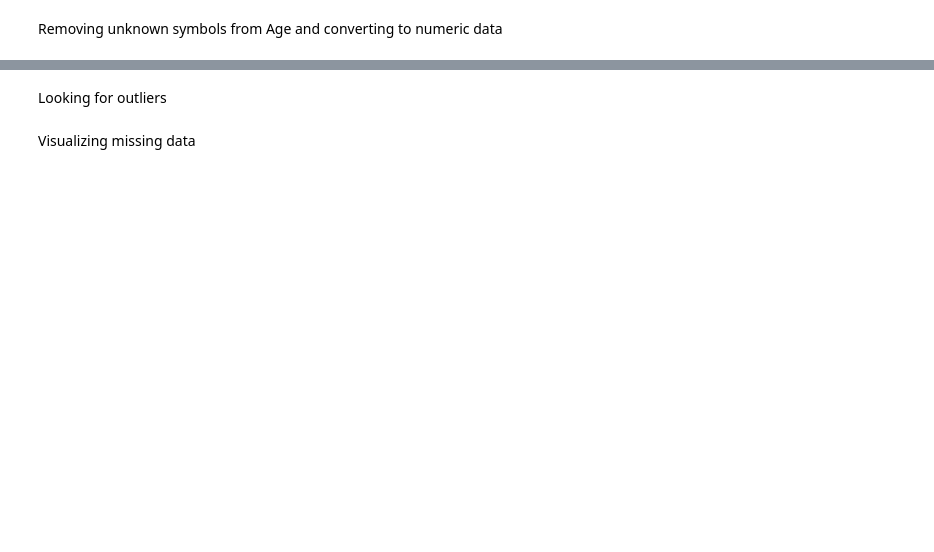
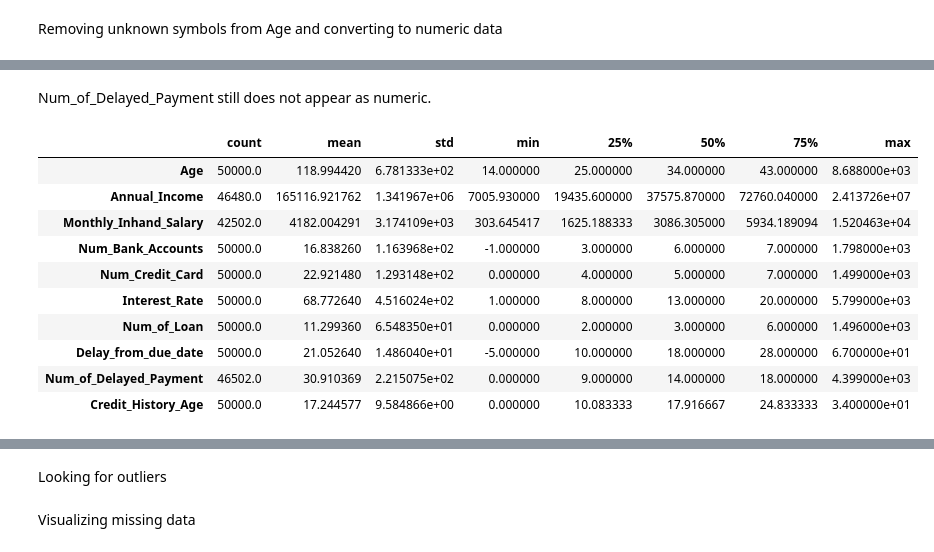
Before and after one commit to mau-JS/OracleML, a Jupyter notebook: CreditML.ipynb, the cells around one changed output, grey strips where cells are left out. Saved outputs shown, nothing was run; the diff lists cells and outputs as text; code cells hidden in the pictures; blank space fills up the shorter version.

```diff
--- a/CreditML.ipynb
+++ b/CreditML.ipynb
@@ -95,0 +163,20 @@ df.head()
+# %% [markdown]
+Num_of_Delayed_Payment still does not appear as numeric.
+# %%
+# Replacing non-numeric characters with an empty string
+df['Num_of_Delayed_Payment'] = df['Num_of_Delayed_Payment'].str.replace(r'\D', '', regex=True)
+# Convert the 'Age' column to a numeric type
+df['Num_of_Delayed_Payment'] = pd.to_numeric(df['Num_of_Delayed_Payment'])
+df.describe().T
+# %% [output]
+|  | count | mean | std | min | 25% | 50% | 75% | max |
+| Age | 50000.0 | 118.994420 | 6.781333e+02 | 14.000000 | 25.000000 | 34.000000 | 43.000000 | 8.688000e+03 |
+| Annual_Income | 46480.0 | 165116.921762 | 1.341967e+06 | 7005.930000 | 19435.600000 | 37575.870000 | 72760.040000 | 2.413726e+07 |
+| Monthly_Inhand_Salary | 42502.0 | 4182.004291 | 3.174109e+03 | 303.645417 | 1625.188333 | 3086.305000 | 5934.189094 | 1.520463e+04 |
+| Num_Bank_Accounts | 50000.0 | 16.838260 | 1.163968e+02 | -1.000000 | 3.000000 | 6.000000 | 7.000000 | 1.798000e+03 |
+| Num_Credit_Card | 50000.0 | 22.921480 | 1.293148e+02 | 0.000000 | 4.000000 | 5.000000 | 7.000000 | 1.499000e+03 |
+| Interest_Rate | 50000.0 | 68.772640 | 4.516024e+02 | 1.000000 | 8.000000 | 13.000000 | 20.000000 | 5.799000e+03 |
+| Num_of_Loan | 50000.0 | 11.299360 | 6.548350e+01 | 0.000000 | 2.000000 | 3.000000 | 6.000000 | 1.496000e+03 |
+| Delay_from_due_date | 50000.0 | 21.052640 | 1.486040e+01 | -5.000000 | 10.000000 | 18.000000 | 28.000000 | 6.700000e+01 |
+| Num_of_Delayed_Payment | 46502.0 | 30.910369 | 2.215075e+02 | 0.000000 | 9.000000 | 14.000000 | 18.000000 | 4.399000e+03 |
+| Credit_History_Age | 50000.0 | 17.244577 | 9.584866e+00 | 0.000000 | 10.083333 | 17.916667 | 24.833333 | 3.400000e+01 |
```
Also changed, not shown: parts of 17 cells of this notebook.
